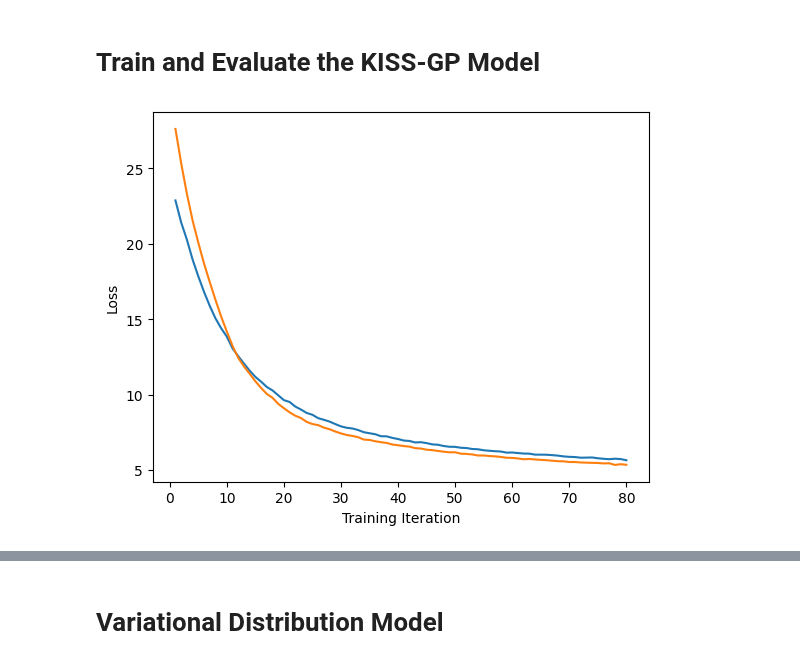
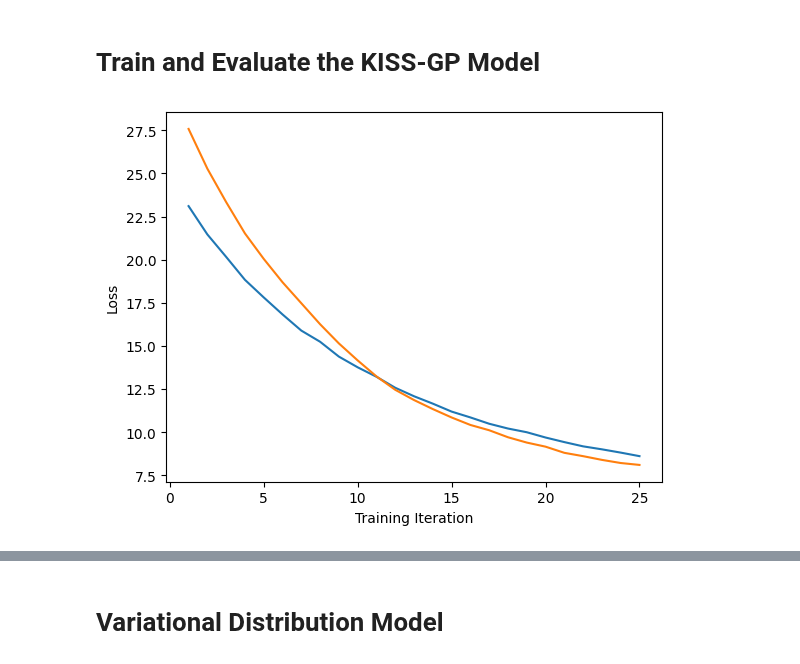
Before and after one commit to Sabelz/Master_Thesis_Alexander, a Jupyter notebook: GPs/ConcreteGPs.ipynb, the cells around one changed output, grey strips where cells are left out. Cells and saved outputs as stored; diff of their text form; code cells hidden in the pictures.

```diff
--- a/GPs/ConcreteGPs.ipynb
+++ b/GPs/ConcreteGPs.ipynb
@@ -120,17 +120,17 @@ KISSGP_model_concrete_standardized = KISSGP_model_concrete_standardized.to(devic
 # %%
 train_time_KISSGP_concrete = train(KISSGP_model_concrete,
                           KISSGP_likelihood_concrete,
                           x_train_concrete,
                           y_train_concrete,
-                          training_iter= 80) # train is defined in utils/functions.ipynb
+                          training_iter= 25) # train is defined in utils/functions.ipynb
 # Standardized version
 train_time_KISSGP_concrete_standardized = train(KISSGP_model_concrete_standardized,
                                        KISSGP_likelihood_concrete_standardized,
                                        x_train_concrete_standardized,
                                        y_train_concrete,
-                                       training_iter= 80) # train is defined in utils/functions.ipynb
+                                       training_iter= 25) # train is defined in utils/functions.ipynb
 # %% [output]
-[figure, old version]
+[figure, new version]
 # %%
 with torch.no_grad(), gpytorch.settings.fast_pred_var():
   predictions_KISSGP_concrete = predict(KISSGP_model_concrete, KISSGP_likelihood_concrete,
```
Also changed, not shown: parts of 28 cells of this notebook.
